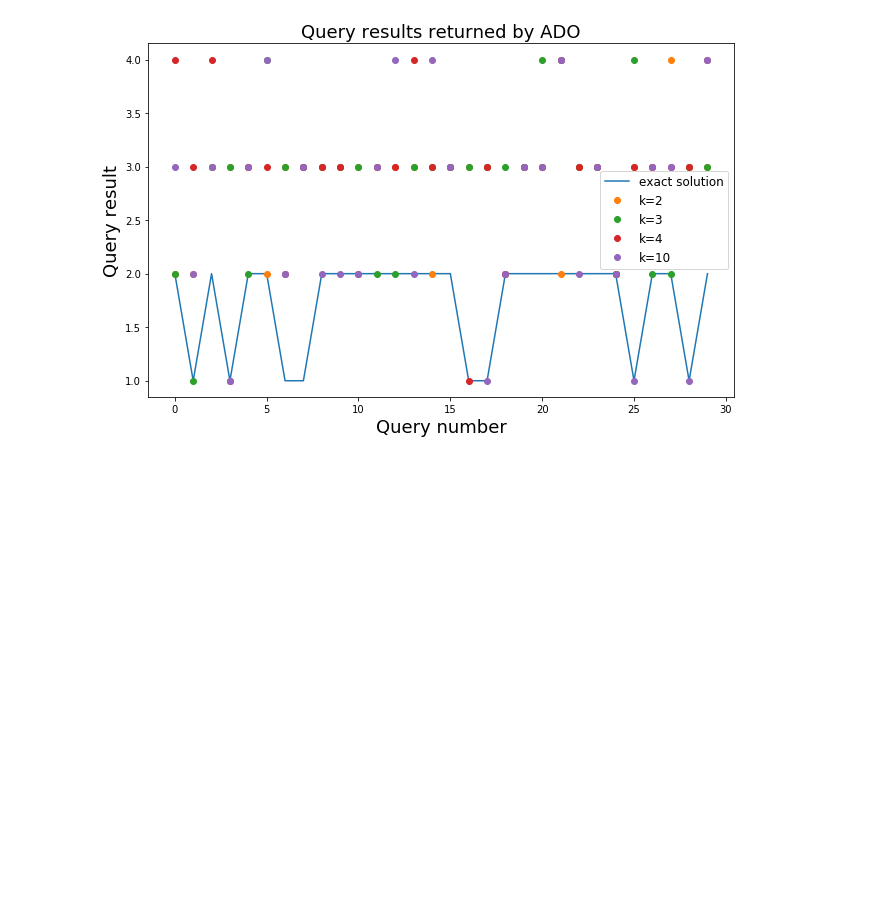
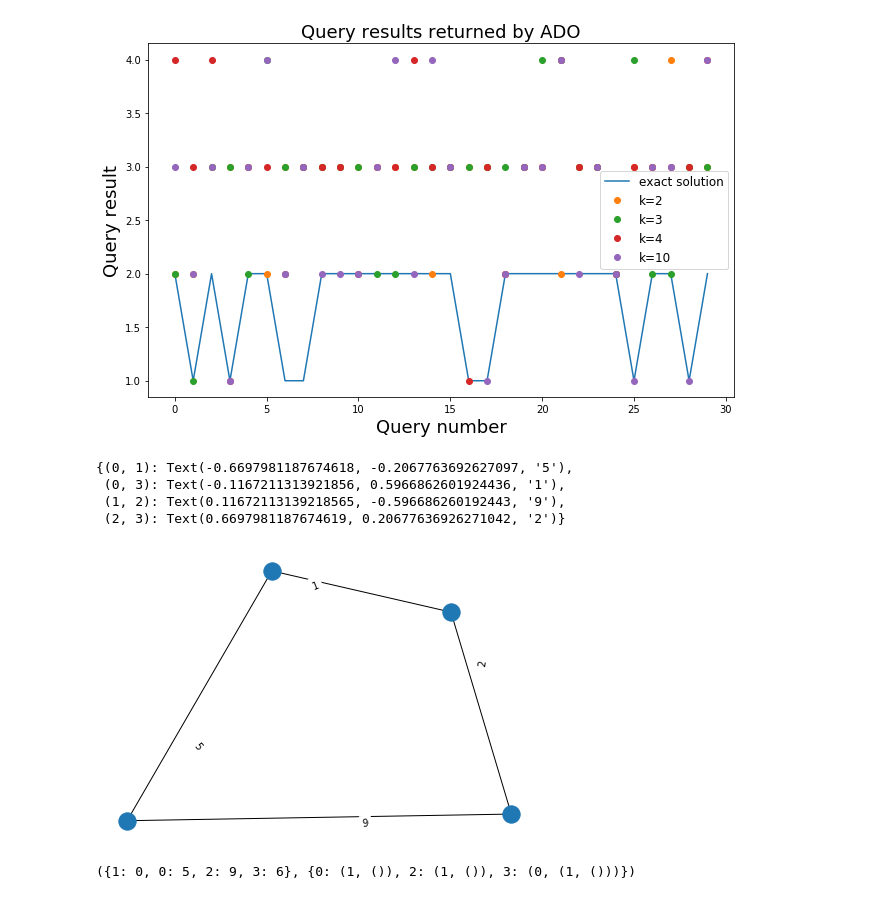
Before and after one commit to magdyksaleh/approxDistOracles, a Jupyter notebook: src/Tests.ipynb, the cells around one changed output. Cells and saved outputs as stored; diff of their text form; code cells hidden in the pictures; blank space fills up the shorter version.

```diff
--- a/src/Tests.ipynb
+++ b/src/Tests.ipynb
@@ -65,3 +69,17 @@ plt.show()
 fig.savefig("../figs/ADO_acc.pdf")
 # %% [output]
 [figure]
+# %%
+G = nx.cycle_graph(4)
+for (u, v) in G.edges():
+    G.edges[u,v]['weight'] =  np.random.randint(1,10)
+# %%
+labels = nx.get_edge_attributes(G,'weight')
+nx.draw(G, nx.spring_layout(G))
+nx.draw_networkx_edge_labels(G,nx.spring_layout(G),edge_labels=labels)
+# %% [output]
+{(0, 1): Text(-0.6697981187674618, -0.2067763692627097, '5'),
+ (0, 3): Text(-0.1167211313921856, 0.5966862601924436, '1'),
+ (1, 2): Text(0.11672113139218565, -0.596686260192443, '9'),
+ (2, 3): Text(0.6697981187674619, 0.20677636926271042, '2')}
+[figure, added]
@@ -67,0 +88,4 @@ fig.savefig("../figs/ADO_acc.pdf")
+# %%
+util.modifiedDijkstra(G, 1, d)
+# %% [output]
+({1: 0, 0: 5, 2: 9, 3: 6}, {0: (1, ()), 2: (1, ()), 3: (0, (1, ()))})
```
Also changed, not shown: parts of 3 cells of this notebook, 3 other files.
